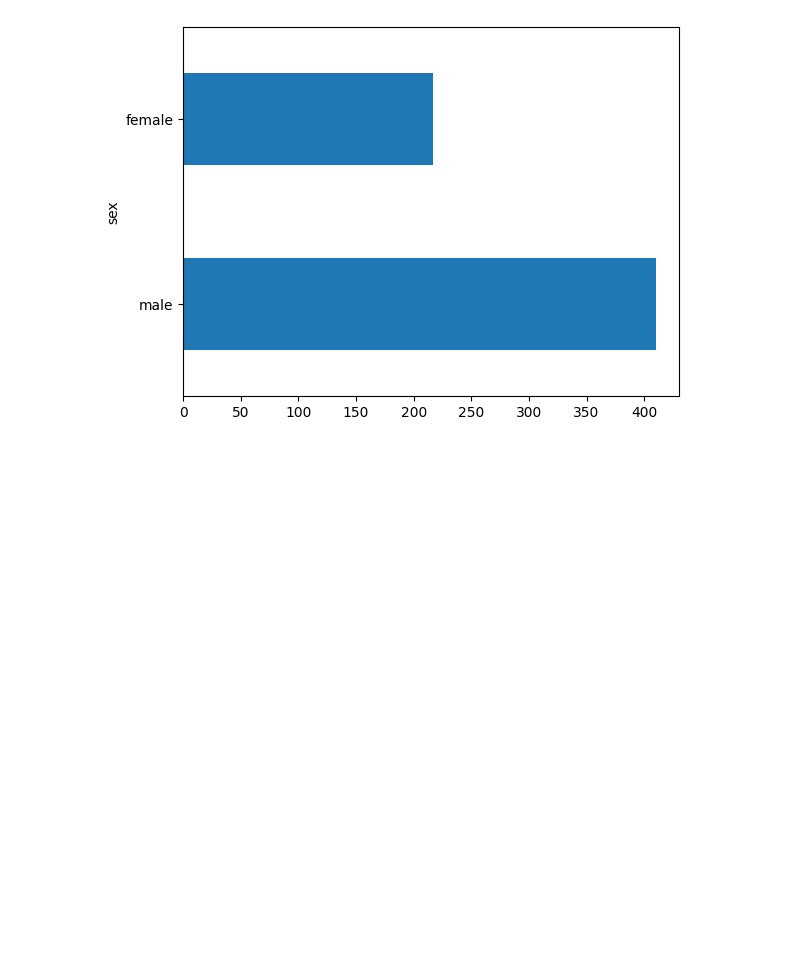
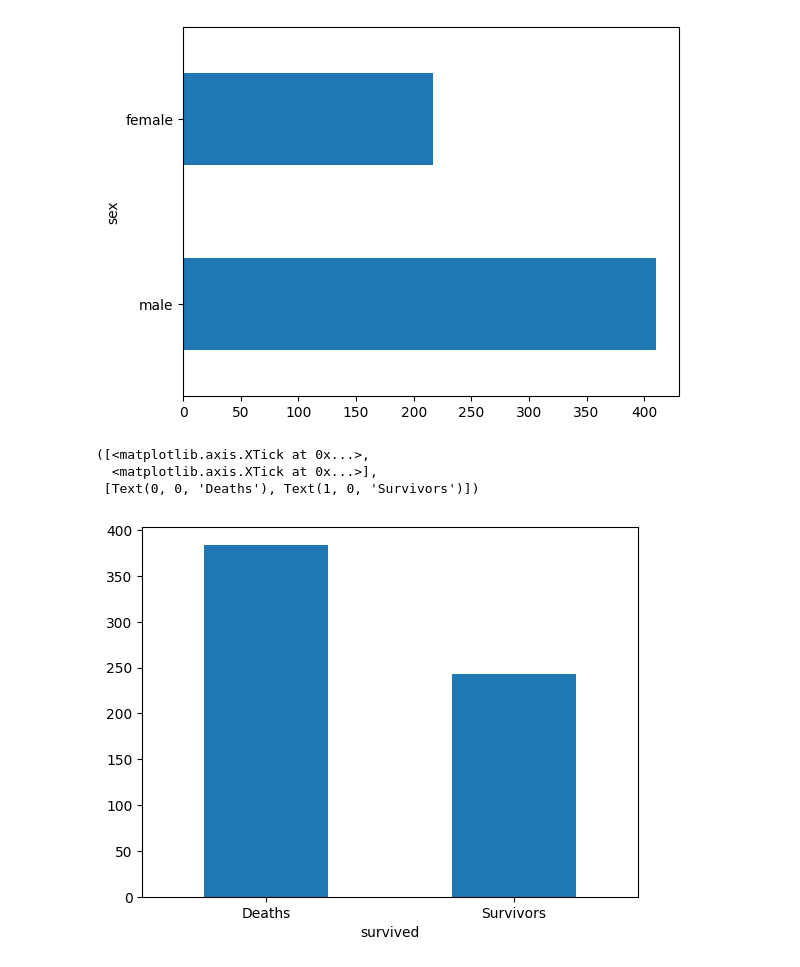
Before and after one commit to julsCadenas/GoogleColabNoteBooks, a Jupyter notebook: testing.ipynb, the cells around one changed output. Saved outputs shown, nothing was run; the diff lists cells and outputs as text; code cells hidden in the pictures; blank space fills up the shorter version.

```diff
--- a/testing.ipynb
+++ b/testing.ipynb
@@ -79,3 +97,11 @@ dftrain.sex.value_counts().plot(kind='barh')
 # %% [output]
 <Axes: ylabel='sex'>
 [figure]
+# %%
+y_train.value_counts().plot(kind='bar')
+plt.xticks(ticks=[0, 1], labels=['Deaths', 'Survivors'], rotation=0)
+# %% [output]
+([<matplotlib.axis.XTick at 0x...>,
+  <matplotlib.axis.XTick at 0x...>],
+ [Text(0, 0, 'Deaths'), Text(1, 0, 'Survivors')])
+[figure, added]
```
Also changed, not shown: parts of 5 cells of this notebook.
